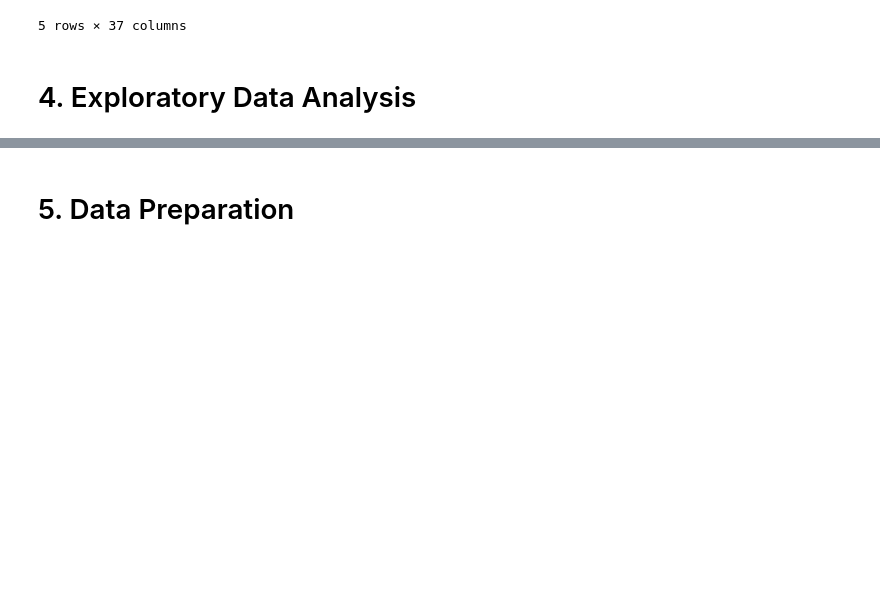
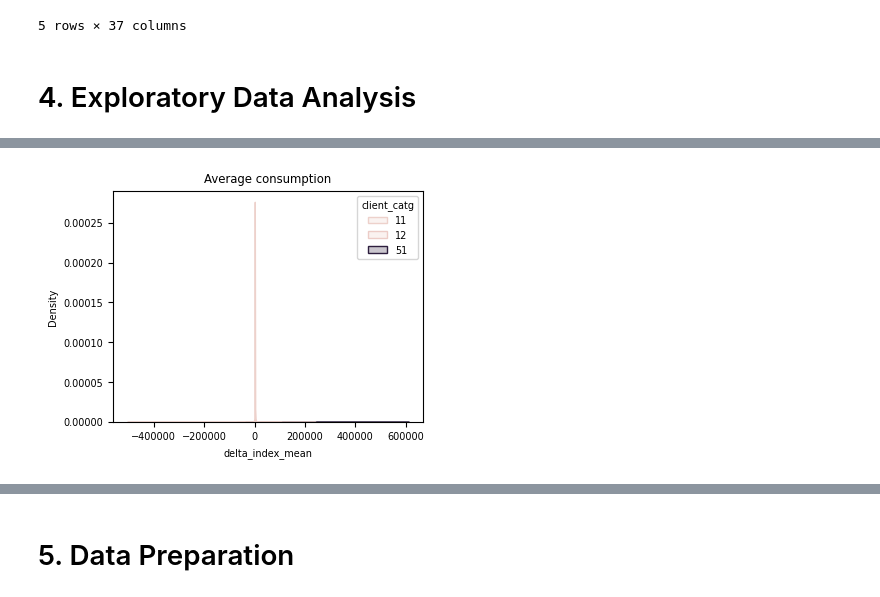
Before and after one commit to mahelvson/GasElectricityFraud, a Jupyter notebook: Final Notebook - Fraud Detection in Gas and Energy.ipynb, the cells around one changed output, grey strips where cells are left out. Saved outputs shown, nothing was run; the diff lists cells and outputs as text; code cells hidden in the pictures; blank space fills up the shorter version.

```diff
--- a/Final Notebook - Fraud Detection in Gas and Energy.ipynb
+++ b/Final Notebook - Fraud Detection in Gas and Energy.ipynb
@@ -390,0 +409,6 @@ df3.head()
+# %%
+plt.figure(figsize=(4,3));
+sns.kdeplot(data=df4, x='delta_index_mean', shade=True, hue='client_catg');
+plt.title('Average consumption');
+# %% [output]
+[figure, added]
```
Also changed, not shown: parts of 56 cells of this notebook.
